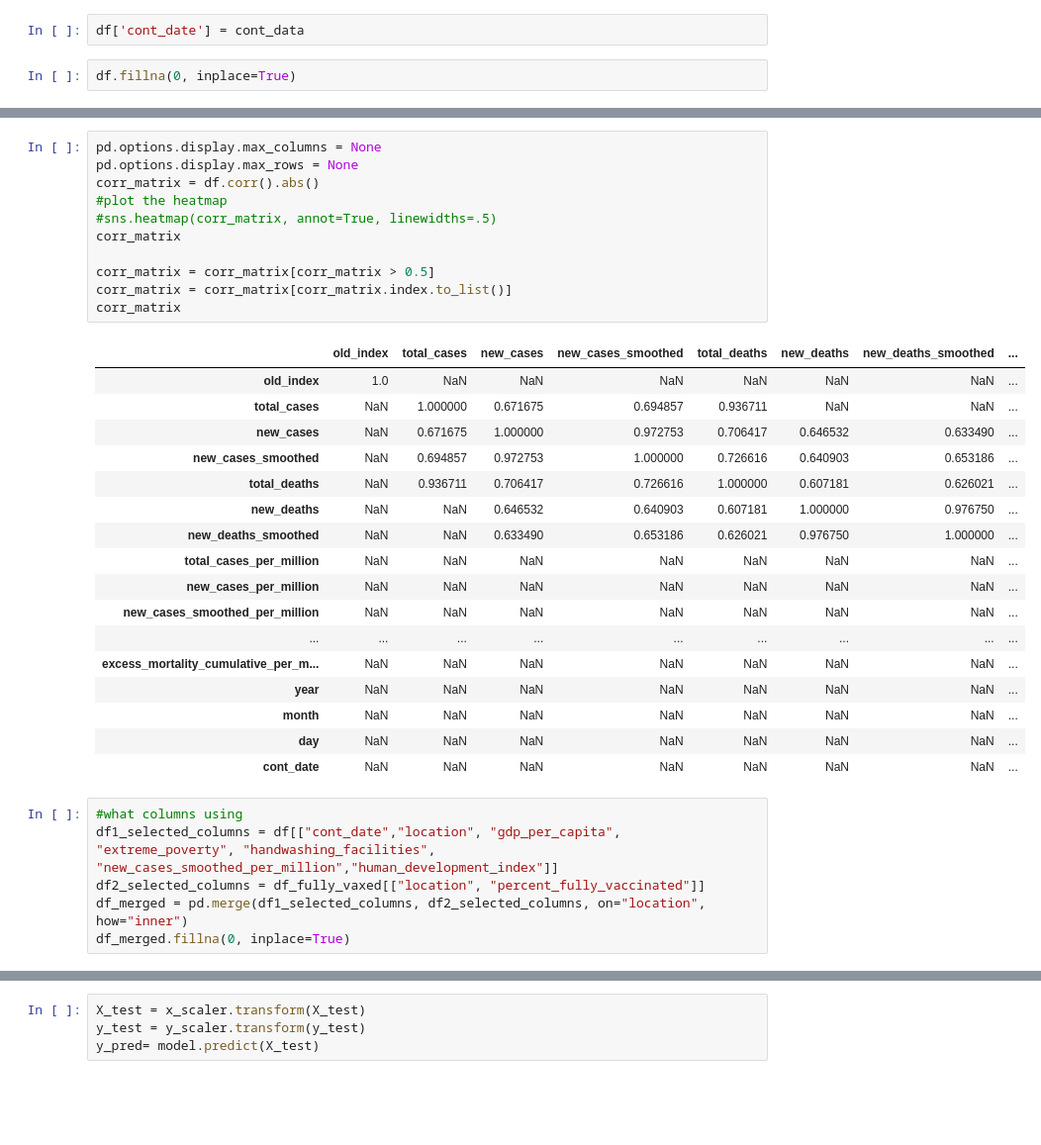
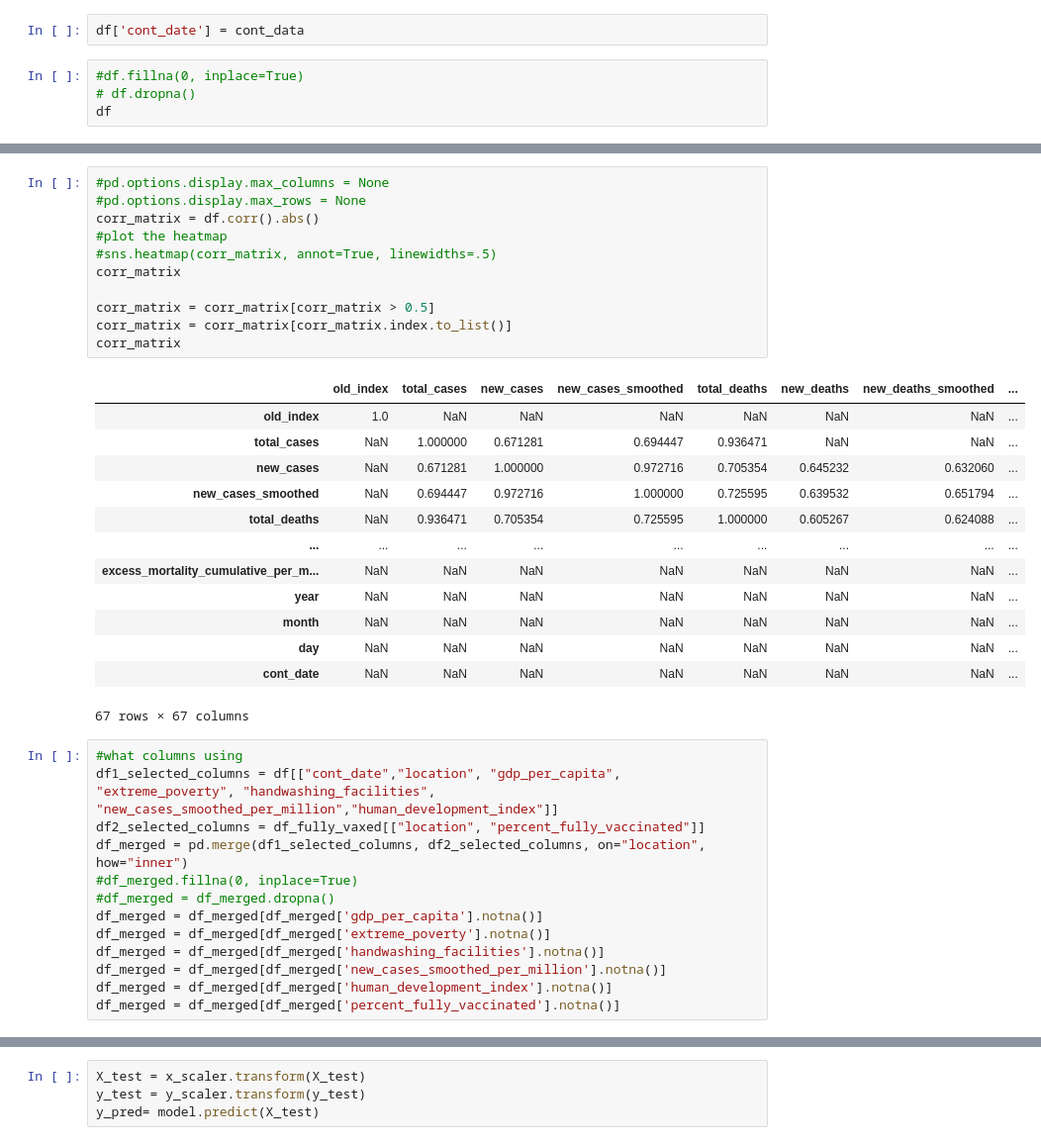
Before and after one commit to botztwo/Machine-Learning-Multiple-Linear-Regression-COVID19, a Jupyter notebook: tuesDraft.ipynb, the cells around one changed output, grey strips where cells are left out. Shown: that part at 99% size. Cells and saved outputs as stored; diff of their text form; blank space fills up the shorter version.

```diff
--- a/tuesDraft.ipynb
+++ b/tuesDraft.ipynb
@@ -81,4 +81,6 @@ for i in range(len(df['date'])):
 # %%
 df['cont_date'] = cont_data
 # %%
-df.fillna(0, inplace=True)
+#df.fillna(0, inplace=True)
+# df.dropna()
+df
@@ -85,37 +101,40 @@ df.fillna(0, inplace=True)
 # %%
-pd.options.display.max_columns = None
-pd.options.display.max_rows = None
+#pd.options.display.max_columns = None
+#pd.options.display.max_rows = None
 corr_matrix = df.corr().abs()
 #plot the heatmap
 #sns.heatmap(corr_matrix, annot=True, linewidths=.5)
 corr_matrix
 
 corr_matrix = corr_matrix[corr_matrix > 0.5]
 corr_matrix = corr_matrix[corr_matrix.index.to_list()]
 corr_matrix
 # %% [output]
 |  | old_index | total_cases | new_cases | new_cases_smoothed | total_deaths | new_deaths | new_deaths_smoothed | ... |
 | old_index | 1.0 | NaN | NaN | NaN | NaN | NaN | NaN | ... |
-| total_cases | NaN | 1.000000 | 0.671675 | 0.694857 | 0.936711 | NaN | NaN | ... |
-| new_cases | NaN | 0.671675 | 1.000000 | 0.972753 | 0.706417 | 0.646532 | 0.633490 | ... |
-| new_cases_smoothed | NaN | 0.694857 | 0.972753 | 1.000000 | 0.726616 | 0.640903 | 0.653186 | ... |
-| total_deaths | NaN | 0.936711 | 0.706417 | 0.726616 | 1.000000 | 0.607181 | 0.626021 | ... |
-| new_deaths | NaN | NaN | 0.646532 | 0.640903 | 0.607181 | 1.000000 | 0.976750 | ... |
-| new_deaths_smoothed | NaN | NaN | 0.633490 | 0.653186 | 0.626021 | 0.976750 | 1.000000 | ... |
-| total_cases_per_million | NaN | NaN | NaN | NaN | NaN | NaN | NaN | ... |
-| new_cases_per_million | NaN | NaN | NaN | NaN | NaN | NaN | NaN | ... |
-| new_cases_smoothed_per_million | NaN | NaN | NaN | NaN | NaN | NaN | NaN | ... |
+| total_cases | NaN | 1.000000 | 0.671281 | 0.694447 | 0.936471 | NaN | NaN | ... |
+| new_cases | NaN | 0.671281 | 1.000000 | 0.972716 | 0.705354 | 0.645232 | 0.632060 | ... |
+| new_cases_smoothed | NaN | 0.694447 | 0.972716 | 1.000000 | 0.725595 | 0.639532 | 0.651794 | ... |
+| total_deaths | NaN | 0.936471 | 0.705354 | 0.725595 | 1.000000 | 0.605267 | 0.624088 | ... |
 | ... | ... | ... | ... | ... | ... | ... | ... | ... |
 | excess_mortality_cumulative_per_m... | NaN | NaN | NaN | NaN | NaN | NaN | NaN | ... |
 | year | NaN | NaN | NaN | NaN | NaN | NaN | NaN | ... |
 | month | NaN | NaN | NaN | NaN | NaN | NaN | NaN | ... |
 | day | NaN | NaN | NaN | NaN | NaN | NaN | NaN | ... |
 | cont_date | NaN | NaN | NaN | NaN | NaN | NaN | NaN | ... |
+67 rows × 67 columns
 # %%
 #what columns using
 df1_selected_columns = df[["cont_date","location", "gdp_per_capita", "extreme_poverty", "handwashing_facilities", "new_cases_smoothed_per_million","human_development_index"]]
 df2_selected_columns = df_fully_vaxed[["location", "percent_fully_vaccinated"]]
 df_merged = pd.merge(df1_selected_columns, df2_selected_columns, on="location", how="inner")
-df_merged.fillna(0, inplace=True)
+#df_merged.fillna(0, inplace=True)
+#df_merged = df_merged.dropna()
+df_merged = df_merged[df_merged['gdp_per_capita'].notna()]
+df_merged = df_merged[df_merged['extreme_poverty'].notna()]
+df_merged = df_merged[df_merged['handwashing_facilities'].notna()]
+df_merged = df_merged[df_merged['new_cases_smoothed_per_million'].notna()]
+df_merged = df_merged[df_merged['human_development_index'].notna()]
+df_merged = df_merged[df_merged['percent_fully_vaccinated'].notna()]
 # %%
 df_merged
```
Also changed, not shown: parts of 9 cells of this notebook.
